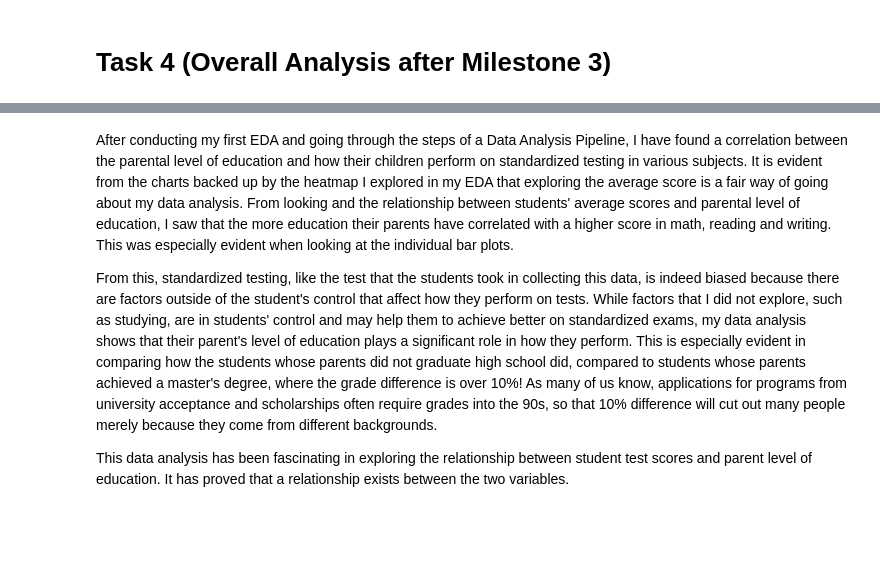
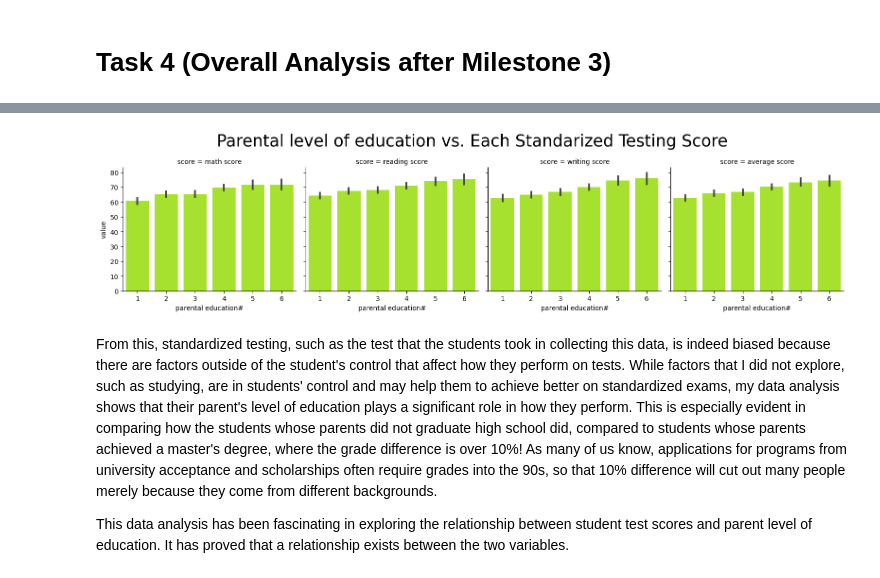
Before and after one commit to ubco-W2022T1-cosc301/project-group01, a Jupyter notebook: notebooks/analysis1.ipynb, the cells around one changed output, grey strips where cells are left out. Saved outputs shown, nothing was run; the diff lists cells and outputs as text; code cells hidden in the pictures; blank space fills up the shorter version.

Commit message:
Fixed up my analysis for milestone 5

```diff
--- a/notebooks/analysis1.ipynb
+++ b/notebooks/analysis1.ipynb
@@ -208,7 +221,12 @@ Here is the process where I created my load and process function; I am leaving i
+# %%
+merge = sns.FacetGrid(df2, col="score",height=4,aspect=1)
+merge.map(sns.barplot,"parental education#","value", order=[1,2,3,4,5,6], color="#B2FF11")
+merge.fig.suptitle("Parental level of education vs. Each Standarized Testing Score",fontsize=25)
+merge.fig.subplots_adjust(top=0.8)
+# %% [output]
+[figure, added]
 # %% [markdown]
-After conducting my first EDA and going through the steps of a Data Analysis Pipeline, I have found a correlation between the parental level of education and how their children perform on standardized testing in various subjects. It is evident from the charts backed up by the heatmap I explored in my EDA that exploring the average score is a fair way of going about my data analysis. From looking and the relationship between students' average scores and parental level of education, I saw that the more education their parents have correlated with a higher score in math, reading and writing. This was especially evident when looking at the individual bar plots.
-
-From this, standardized testing, like the test that the students took in collecting this data, is indeed biased because there are factors outside of the student's control that affect how they perform on tests. While factors that I did not explore, such as studying, are in students' control and may help them to achieve better on standardized exams, my data analysis shows that their parent's level of education plays a significant role in how they perform. This is especially evident in comparing how the students whose parents did not graduate high school did, compared to students whose parents achieved a master's degree, where the grade difference is over 10%! As many of us know, applications for programs from university acceptance and scholarships often require grades into the 90s, so that 10% difference will cut out many people merely because they come from different backgrounds.
+From this, standardized testing, such as the test that the students took in collecting this data, is indeed biased because there are factors outside of the student's control that affect how they perform on tests. While factors that I did not explore, such as studying, are in students' control and may help them to achieve better on standardized exams, my data analysis shows that their parent's level of education plays a significant role in how they perform. This is especially evident in comparing how the students whose parents did not graduate high school did, compared to students whose parents achieved a master's degree, where the grade difference is over 10%! As many of us know, applications for programs from university acceptance and scholarships often require grades into the 90s, so that 10% difference will cut out many people merely because they come from different backgrounds.
 
 This data analysis has been fascinating in exploring the relationship between student test scores and parent level of education. It has proved that a relationship exists between the two variables.
 # %%
```
Also changed, not shown: parts of 9 cells of this notebook.
